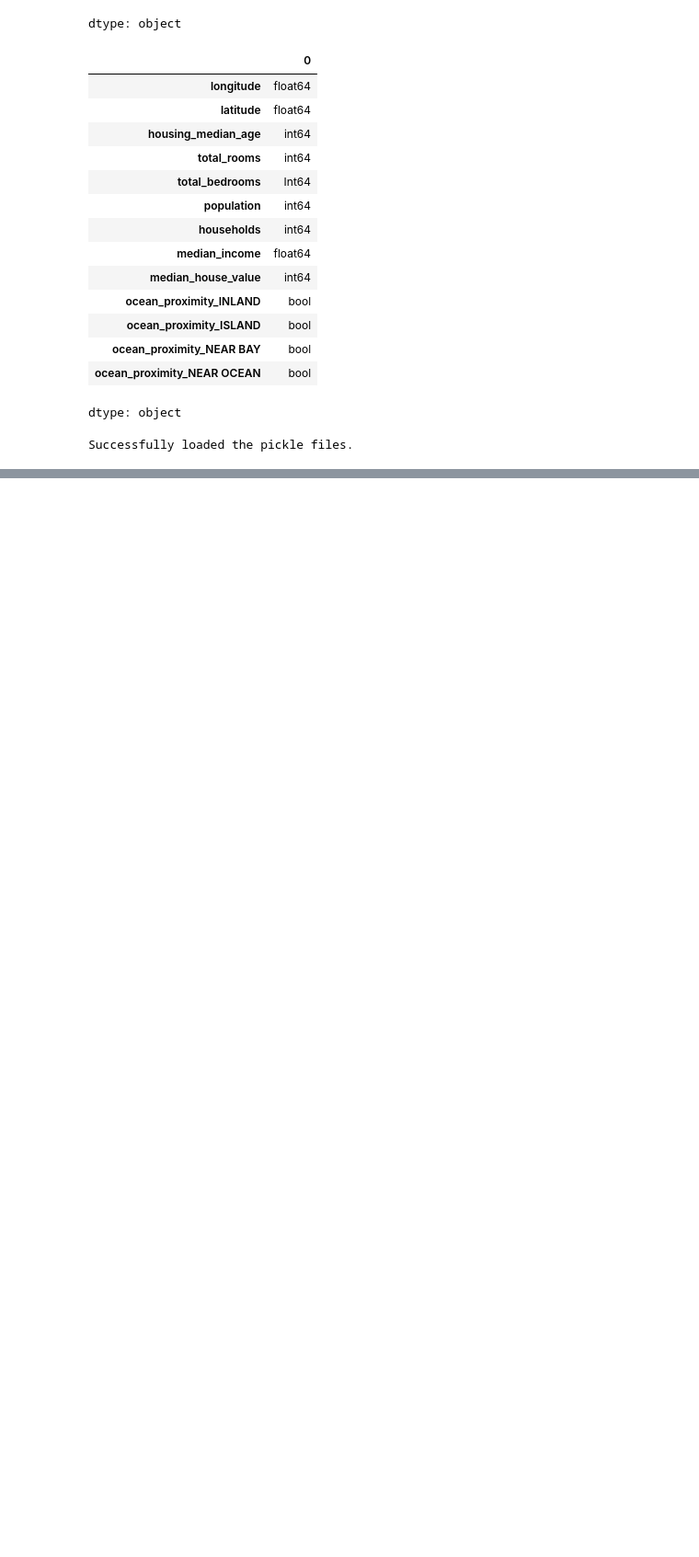
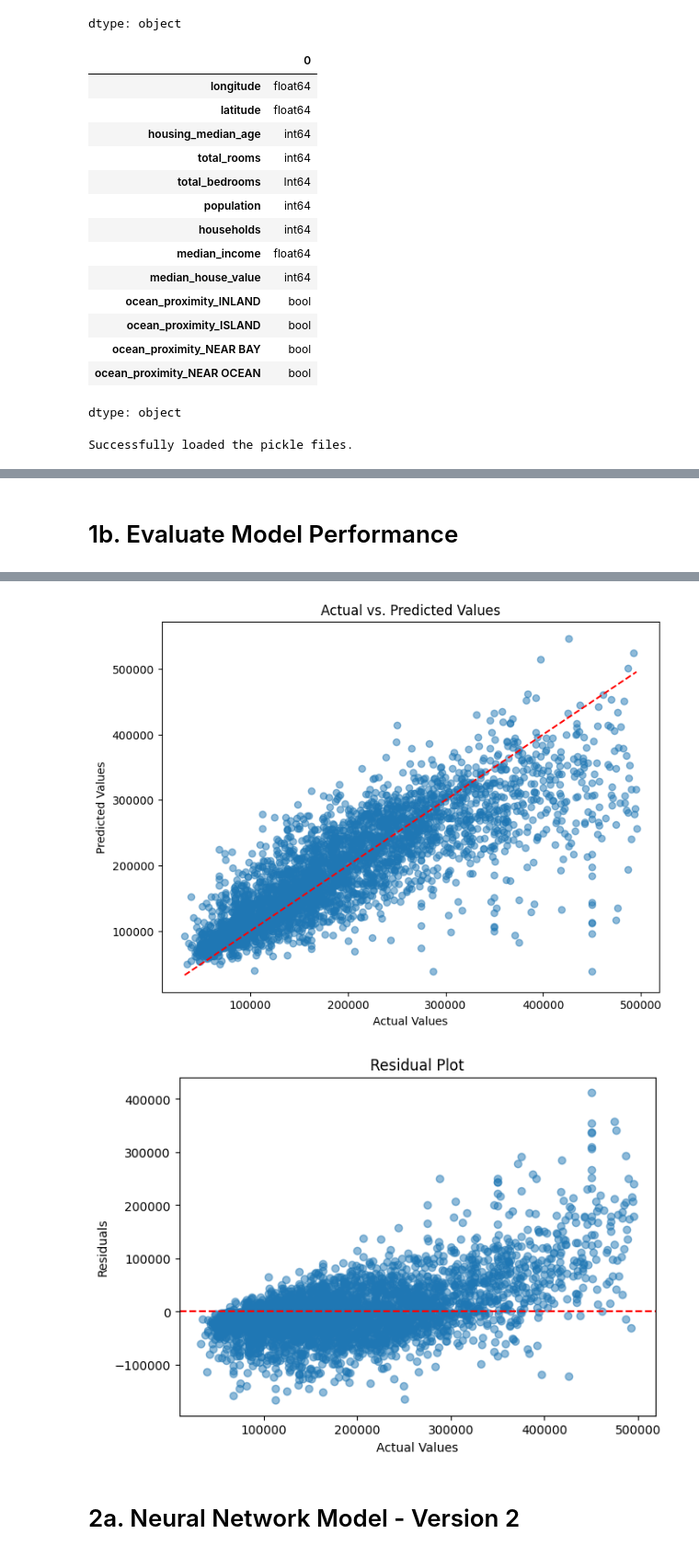
Before and after one commit to ksailesh/housing_price_project, a Jupyter notebook: Neural_Networks.ipynb, the cells around one changed output, grey strips where cells are left out. Shown at 92% size. Drawn from its saved outputs; the diff is of its cells as text; code cells hidden in the pictures; blank space fills up the shorter version.

```diff
--- a/Neural_Networks.ipynb
+++ b/Neural_Networks.ipynb
@@ -60,0 +129,38 @@ Successfully loaded the pickle files.
+# %% [markdown]
+# 1b. Evaluate Model Performance
+# %%
+# Evaluate the model
+# loss, mae = model.evaluate(X_test, y_test)
+# print(f"Mean Absolute Error on test set: {mae}")
+loss, rmse = model.evaluate(X_test, y_test)
+print(f"Root Mean Squared Error on test set: {rmse}")
+print(f"loss on test set: {loss}")
+
+# Compare actual and predicted values using scatter plot
+import matplotlib.pyplot as plt
+
+# Make predictions on the test set
+y_pred = model.predict(X_test)
+
+# Create a scatter plot of actual vs. predicted values
+plt.figure(figsize=(8, 6))
+plt.scatter(y_test, y_pred, alpha=0.5)
+plt.xlabel("Actual Values")
+plt.ylabel("Predicted Values")
+plt.title("Actual vs. Predicted Values")
+plt.plot([min(y_test), max(y_test)], [min(y_test), max(y_test)], color='red', linestyle='--')
+plt.show()
+
+# Reshape y_pred to be 1-dimensional
+y_pred = y_pred.flatten()
+
+# Residual Plot
+residuals = y_test - y_pred
+plt.figure(figsize=(7, 5))
+plt.scatter(y_test, residuals, alpha=0.5)
+plt.axhline(y=0, color='red', linestyle='dashed')
+plt.xlabel("Actual Values")
+plt.ylabel("Residuals")
+plt.title("Residual Plot")
+plt.show()
+# %% [output]
@@ -61 +171,5 @@ Successfully loaded the pickle files.
+[figure, added]
+[figure, added]
+# %% [markdown]
+# 2a. Neural Network Model - Version 2
 # %%
```
Also changed, not shown: parts of 9 cells of this notebook.
